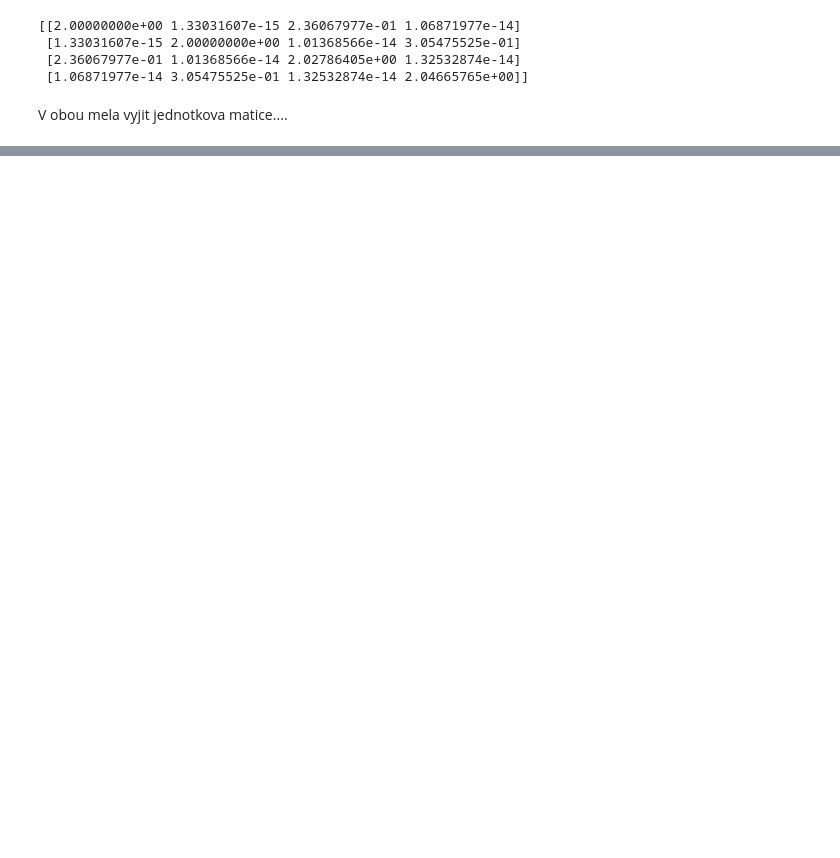
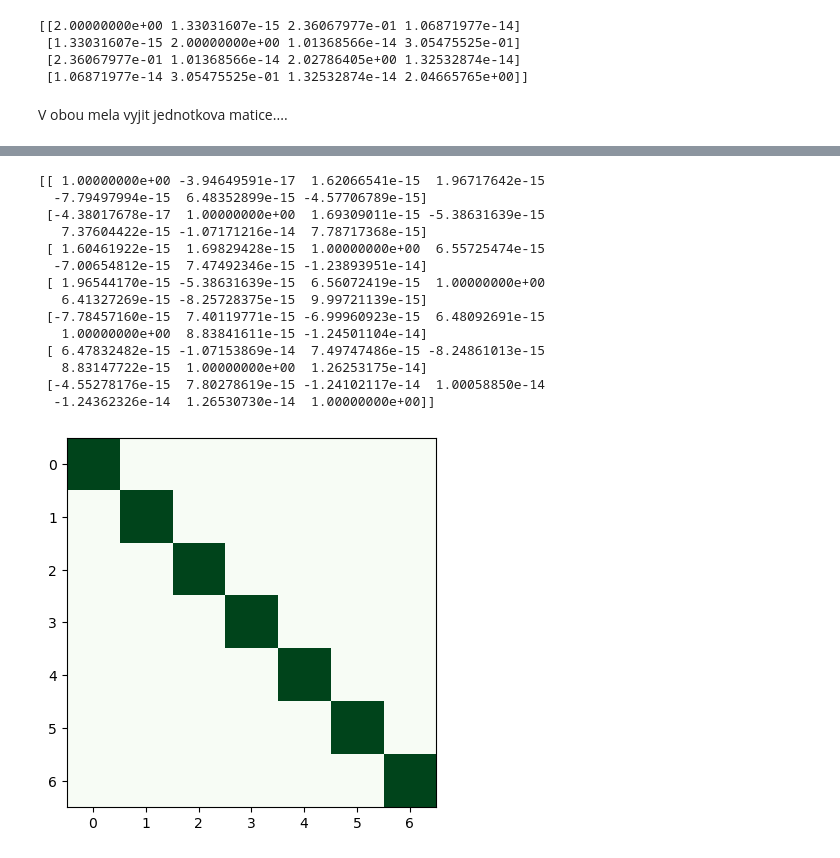
Before and after one commit to SED0280/BakalarkaCode, a Jupyter notebook: Gausova Kvadratura.ipynb, the cells around one changed output, grey strips where cells are left out. Drawn from its saved outputs; the diff is of its cells as text; code cells hidden in the pictures; blank space fills up the shorter version.

```diff
--- a/Gausova Kvadratura.ipynb
+++ b/Gausova Kvadratura.ipynb
@@ -233,0 +256,35 @@ V obou mela vyjit jednotkova matice....
+# %%
+l = lambda x : kv.legendre_normal(x, 6)
+
+n = 50
+
+
+nodes, weights = kv.nodes_weights(n)
+
+values = l(nodes)
+
+
+matrix = ((values * weights) @ values.T)
+# plot
+fig, ax = plt.subplots()
+
+print(matrix)
+
+ax.imshow(matrix, cmap=colormaps['Greens'])
+plt.show()
+# %% [output]
+[[ 1.00000000e+00 -3.94649591e-17  1.62066541e-15  1.96717642e-15
+  -7.79497994e-15  6.48352899e-15 -4.57706789e-15]
+ [-4.38017678e-17  1.00000000e+00  1.69309011e-15 -5.38631639e-15
+   7.37604422e-15 -1.07171216e-14  7.78717368e-15]
+ [ 1.60461922e-15  1.69829428e-15  1.00000000e+00  6.55725474e-15
+  -7.00654812e-15  7.47492346e-15 -1.23893951e-14]
+ [ 1.96544170e-15 -5.38631639e-15  6.56072419e-15  1.00000000e+00
+   6.41327269e-15 -8.25728375e-15  9.99721139e-15]
+ [-7.78457160e-15  7.40119771e-15 -6.99960923e-15  6.48092691e-15
+   1.00000000e+00  8.83841611e-15 -1.24501104e-14]
+ [ 6.47832482e-15 -1.07153869e-14  7.49747486e-15 -8.24861013e-15
+   8.83147722e-15  1.00000000e+00  1.26253175e-14]
+ [-4.55278176e-15  7.80278619e-15 -1.24102117e-14  1.00058850e-14
+  -1.24362326e-14  1.26530730e-14  1.00000000e+00]]
+[figure, added]
```
Also changed, not shown: parts of 6 cells of this notebook, 1 other file.
